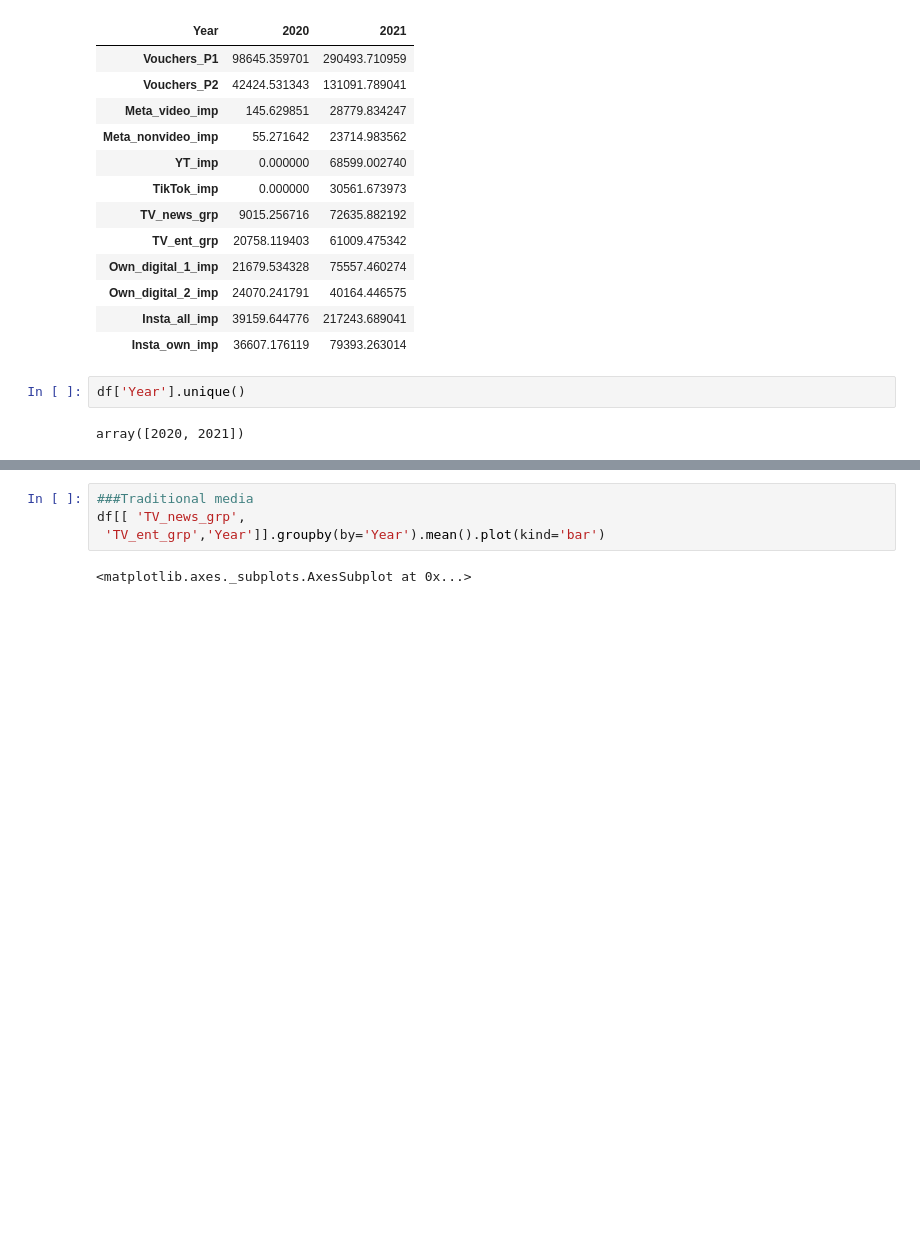
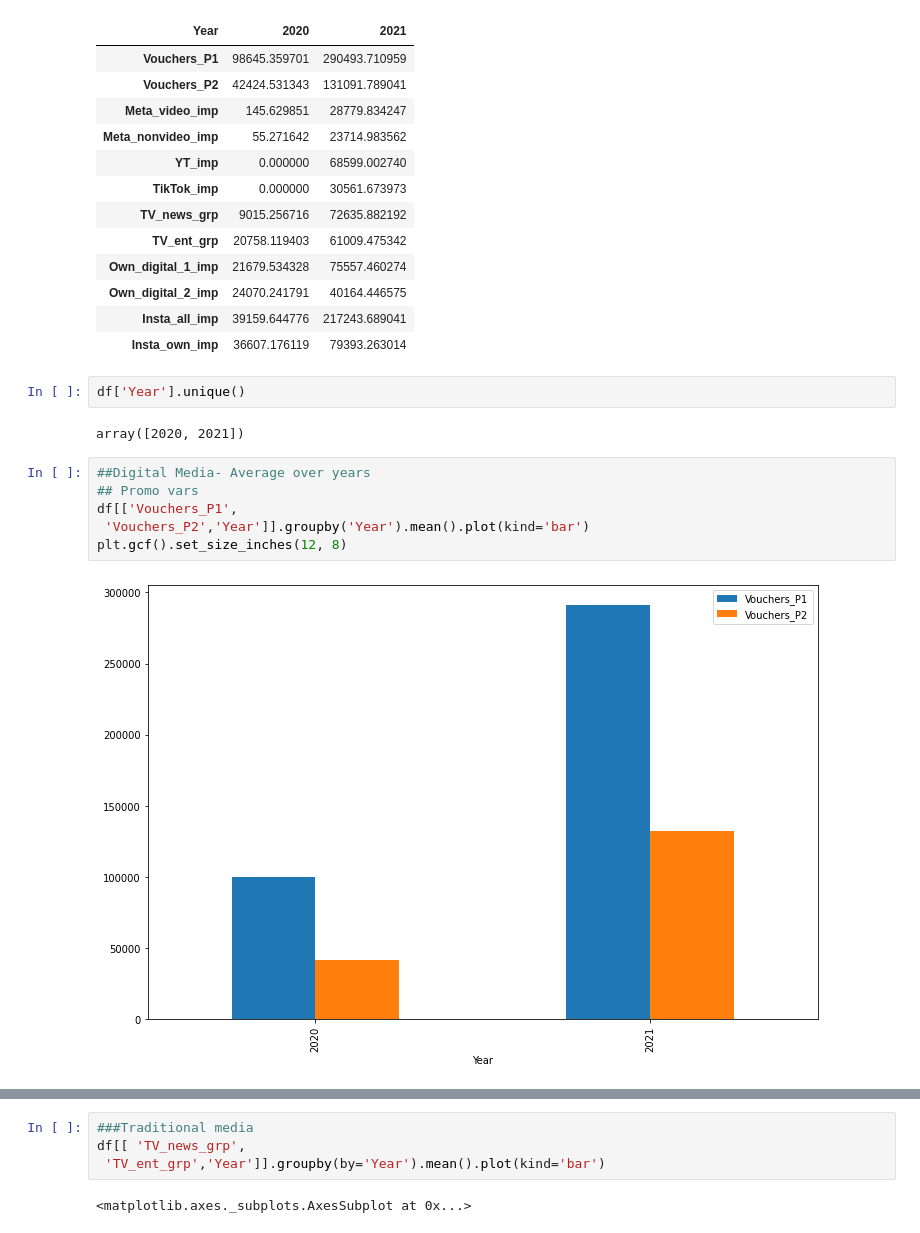
Before and after one commit to Akash743/Mathematical-Optimization, a Jupyter notebook: Testing_final.ipynb, the cells around one changed output, grey strips where cells are left out. Saved outputs shown, nothing was run; the diff lists cells and outputs as text; blank space fills up the shorter version.

```diff
--- a/Testing_final.ipynb
+++ b/Testing_final.ipynb
@@ -411,4 +411,12 @@ df[['Vouchers_P1',
 df['Year'].unique()
 # %% [output]
 array([2020, 2021])
+# %%
+##Digital Media- Average over years
+## Promo vars
+df[['Vouchers_P1',
+ 'Vouchers_P2','Year']].groupby('Year').mean().plot(kind='bar')
+plt.gcf().set_size_inches(12, 8)
+# %% [output]
+[figure, added]
 # %%
```
Also changed, not shown: parts of 12 cells of this notebook.
